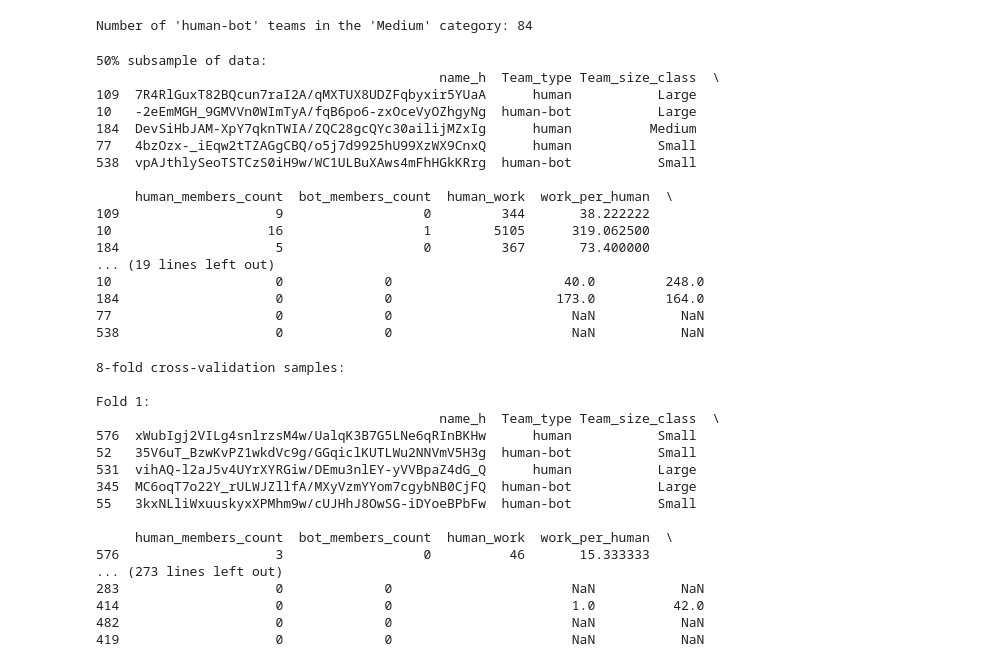
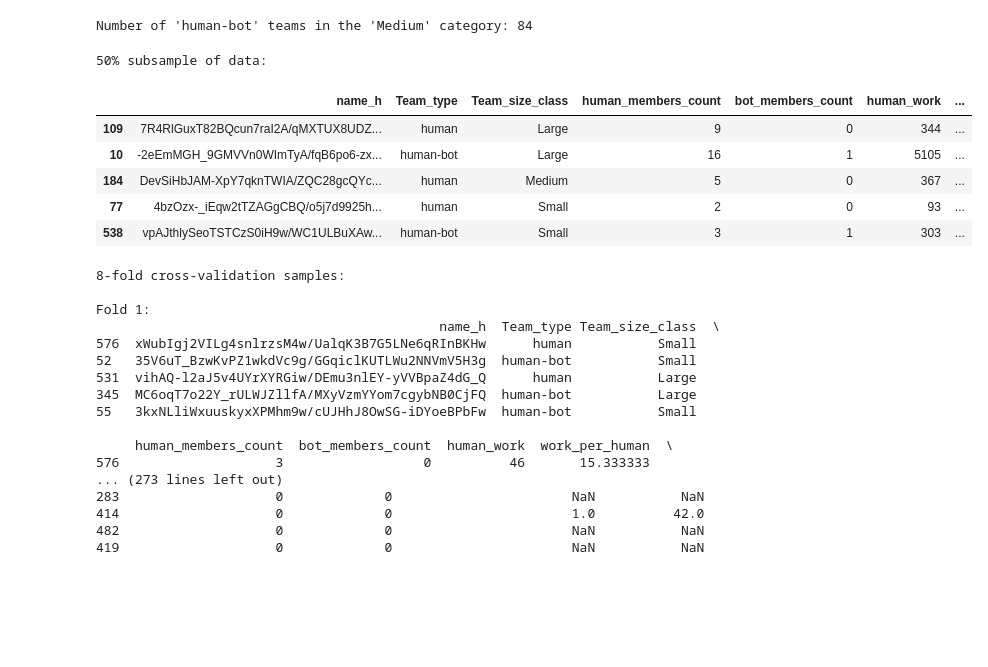
Before and after one commit to CodyThompson1/week7labs, a Jupyter notebook: 07_instructor_Lab_Thompson.ipynb, the cells around one changed output. Cells and saved outputs as stored; diff of their text form; code cells hidden in the pictures; blank space fills up the shorter version.

```diff
--- a/07_instructor_Lab_Thompson.ipynb
+++ b/07_instructor_Lab_Thompson.ipynb
@@ -267,26 +260,16 @@ Number of 'human-bot' teams in the 'Medium' category: 84
 # %%
 # Create a subsample of 50% of your data
 subsample_50 = df.sample(frac=0.5, random_state=42)
 print("\n50% subsample of data:")
-print(subsample_50.head())
+subsample_50.head()
 # %% [output]
 50% subsample of data:
-                                            name_h  Team_type Team_size_class  \
-109  7R4RlGuxT82BQcun7raI2A/qMXTUX8UDZFqbyxir5YUaA      human           Large
-10   -2eEmMGH_9GMVVn0WImTyA/fqB6po6-zxOceVyOZhgyNg  human-bot           Large
-184  DevSiHbJAM-XpY7qknTWIA/ZQC28gcQYc30ailijMZxIg      human          Medium
-77   4bzOzx-_iEqw2tTZAGgCBQ/o5j7d9925hU99XzWX9CnxQ      human           Small
-538  vpAJthlySeoTSTCzS0iH9w/WC1ULBuXAws4mFhHGkKRrg  human-bot           Small
-
-     human_members_count  bot_members_count  human_work  work_per_human  \
-109                    9                  0         344       38.222222
-10                    16                  1        5105      319.062500
-184                    5                  0         367       73.400000
-... (19 lines left out)
-10                     0             0                      40.0         248.0
-184                    0             0                     173.0         164.0
-77                     0             0                       NaN           NaN
-538                    0             0                       NaN           NaN
+|  | name_h | Team_type | Team_size_class | human_members_count | bot_members_count | human_work | ... |
+| 109 | 7R4RlGuxT82BQcun7raI2A/qMXTUX8UDZ... | human | Large | 9 | 0 | 344 | ... |
+| 10 | -2eEmMGH_9GMVVn0WImTyA/fqB6po6-zx... | human-bot | Large | 16 | 1 | 5105 | ... |
+| 184 | DevSiHbJAM-XpY7qknTWIA/ZQC28gcQYc... | human | Medium | 5 | 0 | 367 | ... |
+| 77 | 4bzOzx-_iEqw2tTZAGgCBQ/o5j7d9925h... | human | Small | 2 | 0 | 93 | ... |
+| 538 | vpAJthlySeoTSTCzS0iH9w/WC1ULBuXAw... | human-bot | Small | 3 | 1 | 303 | ... |
 # %%
 # Create samples for an 8-fold cross-validation test
 cross_val_samples = [df.sample(frac=1/8, random_state=i) for i in range(8)]
```
Also changed, not shown: parts of 7 cells of this notebook, 5 other files.
